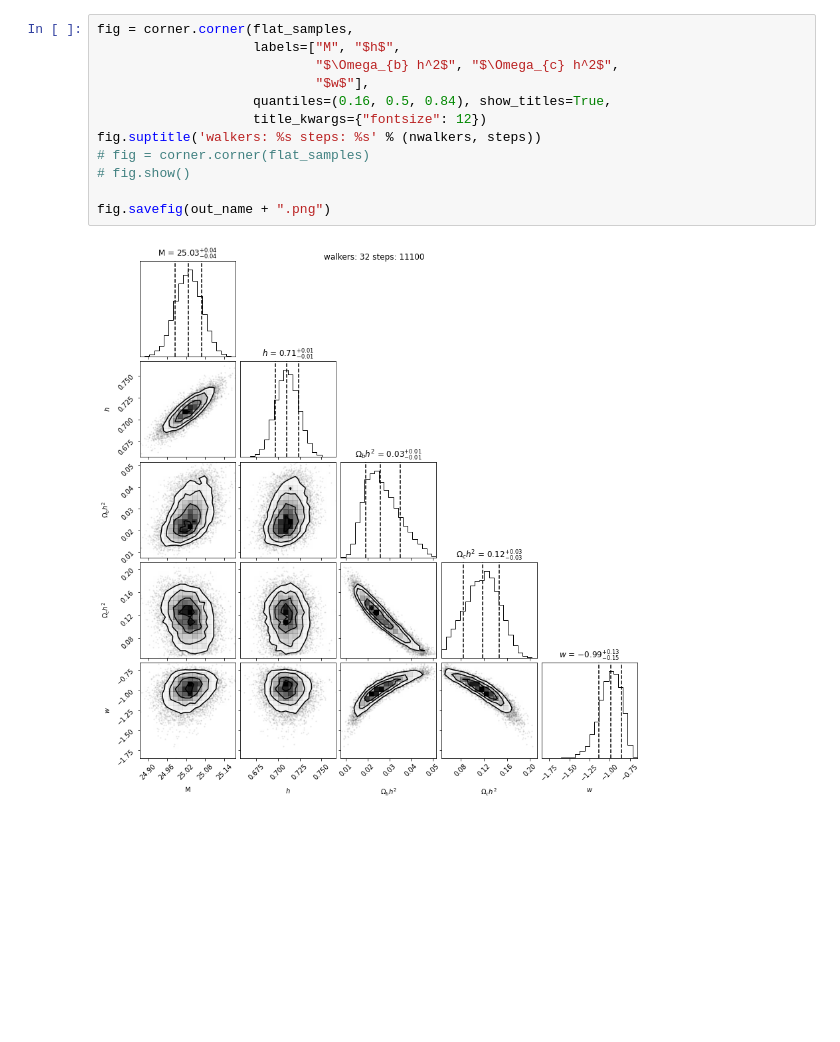
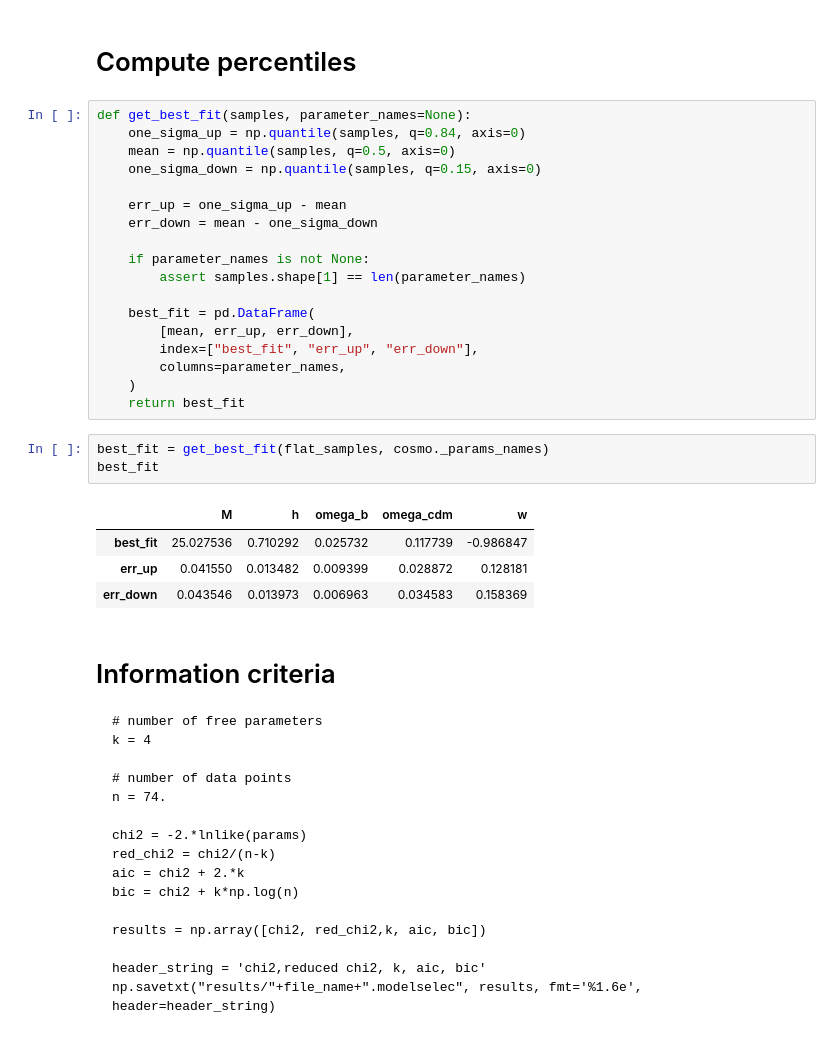
Before and after one commit to fchibana/memos, a Jupyter notebook: main.ipynb, the cells around one changed output. Drawn from its saved outputs; the diff is of its cells as text; blank space fills up the shorter version.

````diff
--- a/main.ipynb
+++ b/main.ipynb
@@ -109,14 +141,47 @@ flat_samples = sampler.get_chain(discard=burnin, flat=True, thin=thin)
-# %%
-fig = corner.corner(flat_samples,
-                    labels=["M", "$h$",
-                            "$\Omega_{b} h^2$", "$\Omega_{c} h^2$",
-                            "$w$"],
-                    quantiles=(0.16, 0.5, 0.84), show_titles=True,
-                    title_kwargs={"fontsize": 12})
-fig.suptitle('walkers: %s steps: %s' % (nwalkers, steps))
-# fig = corner.corner(flat_samples)
-# fig.show()
-
-fig.savefig(out_name + ".png")
-# %% [output]
-[figure, removed]
+# %% [markdown]
+# Compute percentiles
+# %%
+def get_best_fit(samples, parameter_names=None):
+    one_sigma_up = np.quantile(samples, q=0.84, axis=0)
+    mean = np.quantile(samples, q=0.5, axis=0)
+    one_sigma_down = np.quantile(samples, q=0.15, axis=0)
+
+    err_up = one_sigma_up - mean
+    err_down = mean - one_sigma_down
+
+    if parameter_names is not None:
+        assert samples.shape[1] == len(parameter_names)
+
+    best_fit = pd.DataFrame(
+        [mean, err_up, err_down],
+        index=["best_fit", "err_up", "err_down"],
+        columns=parameter_names,
+    )
+    return best_fit
+# %%
+best_fit = get_best_fit(flat_samples, cosmo._params_names)
+best_fit
+# %% [output]
+|  | M | h | omega_b | omega_cdm | w |
+| best_fit | 25.027536 | 0.710292 | 0.025732 | 0.117739 | -0.986847 |
+| err_up | 0.041550 | 0.013482 | 0.009399 | 0.028872 | 0.128181 |
+| err_down | 0.043546 | 0.013973 | 0.006963 | 0.034583 | 0.158369 |
+# %% [markdown]
+# Information criteria
+```
+# number of free parameters
+k = 4
+
+# number of data points
+n = 74.
+
+chi2 = -2.*lnlike(params)
+red_chi2 = chi2/(n-k)
+aic = chi2 + 2.*k
+bic = chi2 + k*np.log(n)
+
+results = np.array([chi2, red_chi2,k, aic, bic])
+
+header_string = 'chi2,reduced chi2, k, aic, bic'
+np.savetxt("results/"+file_name+".modelselec", results, fmt='%1.6e', header=header_string)
+```
````
Also changed, not shown: parts of 17 cells of this notebook, 2 other files.
